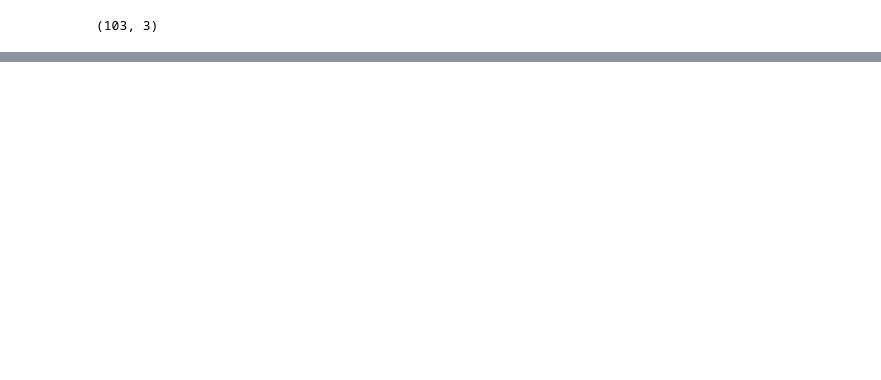
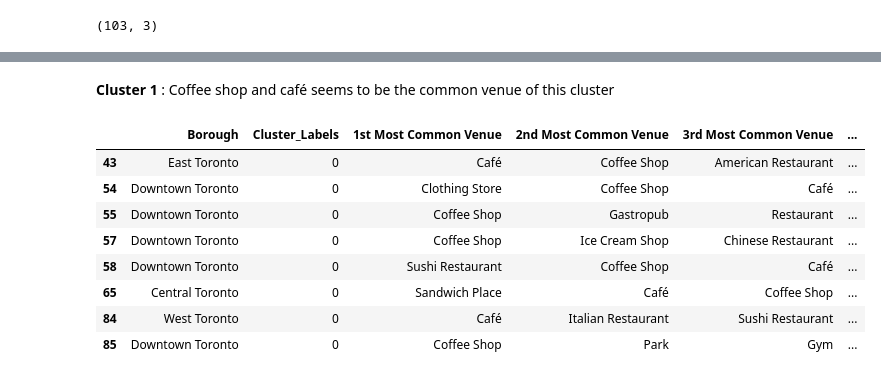
Before and after one commit to JulietteBaud/Capstone_Project, a Jupyter notebook: War_of_Neighborhoods_Toronto.ipynb, the cells around one changed output, grey strips where cells are left out. Saved outputs shown, nothing was run; the diff lists cells and outputs as text; code cells hidden in the pictures; blank space fills up the shorter version.

```diff
--- a/War_of_Neighborhoods_Toronto.ipynb
+++ b/War_of_Neighborhoods_Toronto.ipynb
@@ -150,0 +690,21 @@ df.shape
+# %%
+num_top_venues = 5
+
+indicators = ['st', 'nd', 'rd']
+
+# create columns according to number of top venues
+columns = ['Neighborhood']
+for ind in np.arange(num_top_venues):
+    try:
+        columns.append('{}{} Most Common Venue'.format(ind+1, indicators[ind]))
+    except:
+        columns.append('{}th Most Common Venue'.format(ind+1))
+
+# create a new dataframe
+neighborhoods_venues_sorted = pd.DataFrame(columns=columns)
+neighborhoods_venues_sorted['Neighborhood'] = toronto_onehot['Neighborhood']
+
+for ind in np.arange(toronto_onehot.shape[0]):
+    neighborhoods_venues_sorted.iloc[ind, 1:] = return_most_common_venues(toronto_onehot.iloc[ind, :], num_top_venues)
+
+neighborhoods_venues_sorted.head()
@@ -150,0 +718,12 @@ df.shape
+# %%
+from sklearn.cluster import KMeans
+# set number of clusters, let's start with five and then expand to test
+kclusters = 5
+
+toronto_clustering = toronto_onehot.drop('Neighborhood', 1)
+
+# run k-means clustering
+kmeans = KMeans(n_clusters=kclusters, random_state=0).fit(toronto_clustering)
+
+# check cluster labels generated for each row in the dataframe
+kmeans.labels_[0:10]
@@ -150,0 +732,10 @@ df.shape
+# %%
+# add clustering labels to the dataframe
+neighborhoods_venues_sorted.insert(0, 'Cluster_Labels', kmeans.labels_)
+
+toronto_merged = Toronto
+
+# merge toronto_grouped with toronto_data to add latitude/longitude for each neighborhood
+toronto_merged = toronto_merged.join(neighborhoods_venues_sorted.set_index('Neighborhood'), on='Neighborhood')
+
+toronto_merged.head() # check the last columns!
@@ -150,0 +778,14 @@ df.shape
+# %% [markdown]
+__Cluster 1__ : Coffee shop and café seems to be the common venue of this cluster
+# %%
+toronto_merged.loc[toronto_merged['Cluster_Labels'] == 0, toronto_merged.columns[[1] + list(range(5, toronto_merged.shape[1]))]]
+# %% [output]
+|  | Borough | Cluster_Labels | 1st Most Common Venue | 2nd Most Common Venue | 3rd Most Common Venue | ... |
+| 43 | East Toronto | 0 | Café | Coffee Shop | American Restaurant | ... |
+| 54 | Downtown Toronto | 0 | Clothing Store | Coffee Shop | Café | ... |
+| 55 | Downtown Toronto | 0 | Coffee Shop | Gastropub | Restaurant | ... |
+| 57 | Downtown Toronto | 0 | Coffee Shop | Ice Cream Shop | Chinese Restaurant | ... |
+| 58 | Downtown Toronto | 0 | Sushi Restaurant | Coffee Shop | Café | ... |
+| 65 | Central Toronto | 0 | Sandwich Place | Café | Coffee Shop | ... |
+| 84 | West Toronto | 0 | Café | Italian Restaurant | Sushi Restaurant | ... |
+| 85 | Downtown Toronto | 0 | Coffee Shop | Park | Gym | ... |
```
Also changed, not shown: parts of 53 cells of this notebook.
